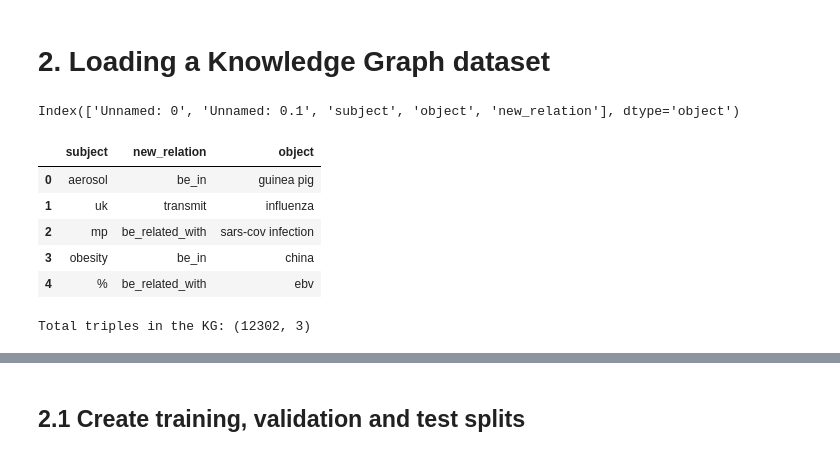
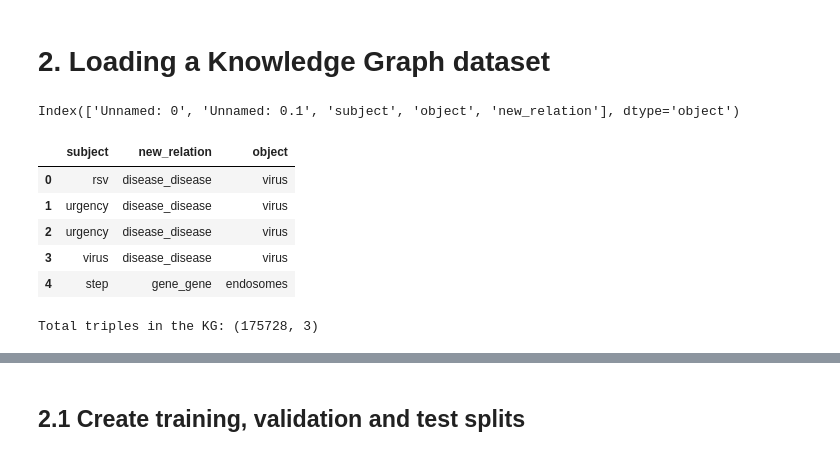
Before and after one commit to HuyenNguyenHelen/CORD-19-KG, a Jupyter notebook: covid_19_kg_mining.ipynb, the cells around one changed output, grey strips where cells are left out. Cells and saved outputs as stored; diff of their text form; code cells hidden in the pictures.

```diff
--- a/covid_19_kg_mining.ipynb
+++ b/covid_19_kg_mining.ipynb
@@ -59,22 +61,23 @@ Ampligraph version: 1.4.0
 from ampligraph.datasets import load_fb15k_237, load_wn18rr, load_yago3_10
 # %%
 import pandas as pd
-
-dataset = pd.read_csv('/content/final_triples_with_predefined_relations_cleaned_stage1.csv')
+pmc = pd.read_csv('/content/new_triples_with_predefined_relations_pmc_June10_.csv')
+pdf = pd.read_csv('/content/new_triples_with_predefined_relations_pdf_June10_.csv')
+dataset = pd.concat([pmc, pdf])
 print(dataset.columns)
 dataset.drop(columns='Unnamed: 0', inplace=True)
 #dataset.columns = ['subject',  'object', 'predicate',]
 dataset = dataset[['subject','new_relation', 'object' ]]
 dataset.head(5)
 # %% [output]
 Index(['Unnamed: 0', 'Unnamed: 0.1', 'subject', 'object', 'new_relation'], dtype='object')
 |  | subject | new_relation | object |
-| 0 | aerosol | be_in | guinea pig |
-| 1 | uk | transmit | influenza |
-| 2 | mp | be_related_with | sars-cov infection |
-| 3 | obesity | be_in | china |
-| 4 | % | be_related_with | ebv |
+| 0 | rsv | disease_disease | virus |
+| 1 | urgency | disease_disease | virus |
+| 2 | urgency | disease_disease | virus |
+| 3 | virus | disease_disease | virus |
+| 4 | step | gene_gene | endosomes |
 # %%
 print('Total triples in the KG:', dataset.shape)
 # %% [output]
-Total triples in the KG: (12302, 3)
+Total triples in the KG: (175728, 3)
```
Also changed, not shown: parts of 15 cells of this notebook.
